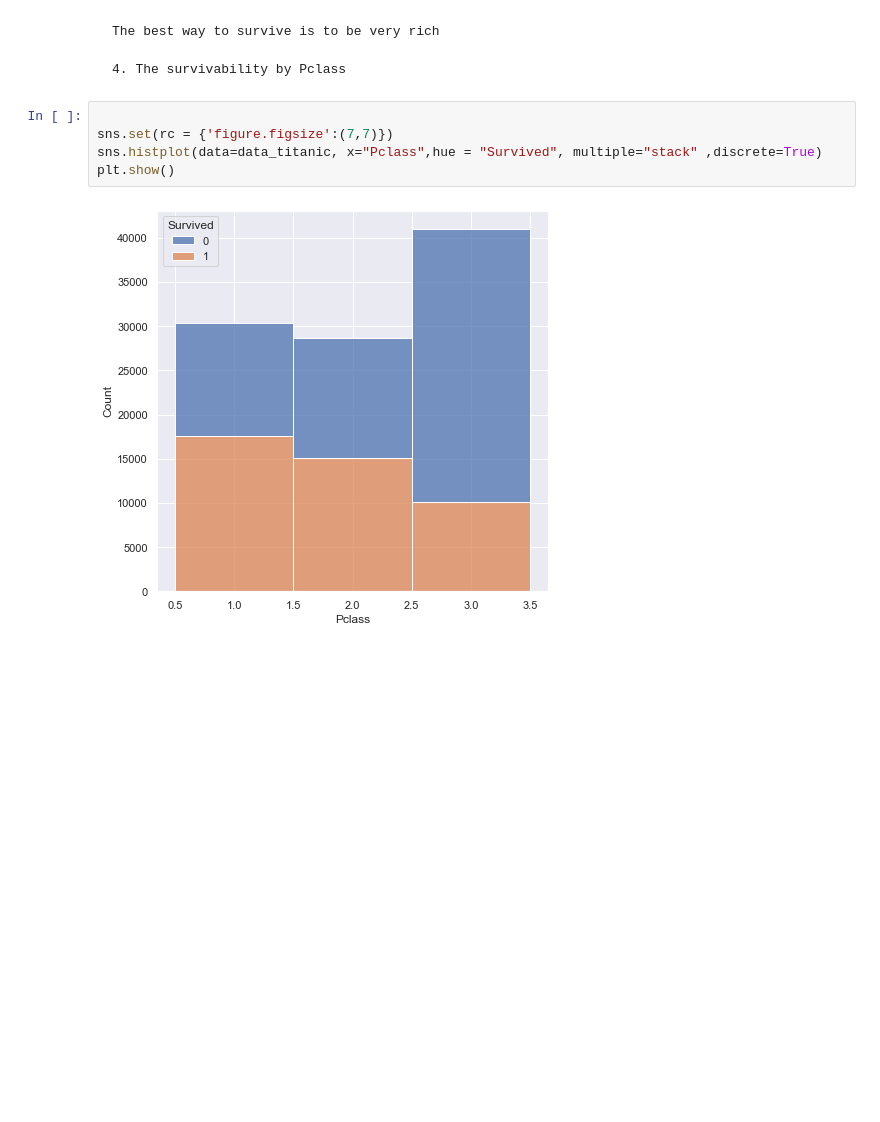
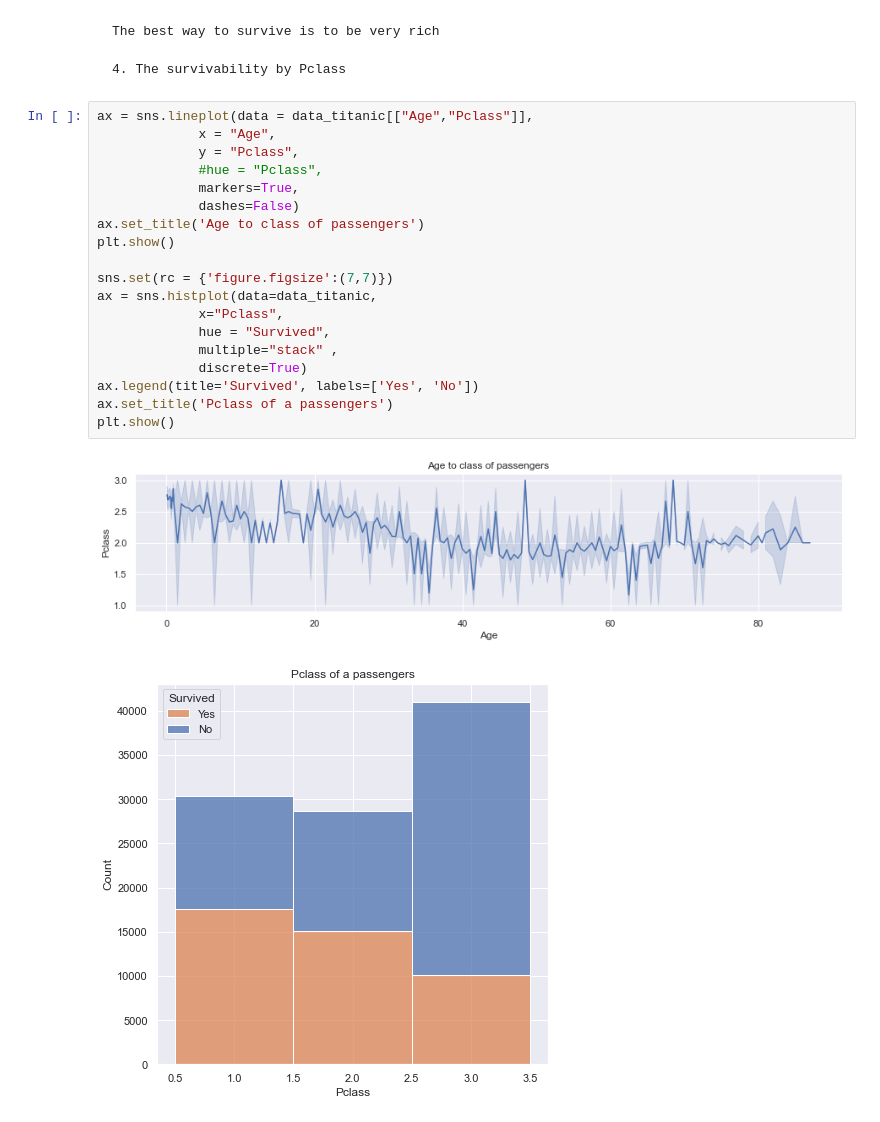
Before and after one commit to Kriikle/ml-intro, a Jupyter notebook: 2_data_exploration/eda.ipynb, the cells around one changed output. Saved outputs shown, nothing was run; the diff lists cells and outputs as text; blank space fills up the shorter version.

```diff
--- a/2_data_exploration/eda.ipynb
+++ b/2_data_exploration/eda.ipynb
@@ -283,10 +324,25 @@ plt.show()
 
     4. The survivability by Pclass
 # %%
+ax = sns.lineplot(data = data_titanic[["Age","Pclass"]],
+             x = "Age",
+             y = "Pclass",
+             #hue = "Pclass",
+             markers=True,
+             dashes=False)
+ax.set_title('Age to class of passengers')
+plt.show()
 
 sns.set(rc = {'figure.figsize':(7,7)})
-sns.histplot(data=data_titanic, x="Pclass",hue = "Survived", multiple="stack" ,discrete=True)
+ax = sns.histplot(data=data_titanic,
+             x="Pclass",
+             hue = "Survived",
+             multiple="stack" ,
+             discrete=True)
+ax.legend(title='Survived', labels=['Yes', 'No'])
+ax.set_title('Pclass of a passengers')
 plt.show()
 # %% [output]
-[figure, old version]
+[figure, new version]
+[figure, added]
 # %% [markdown]
```
Also changed, not shown: parts of 17 cells of this notebook.
